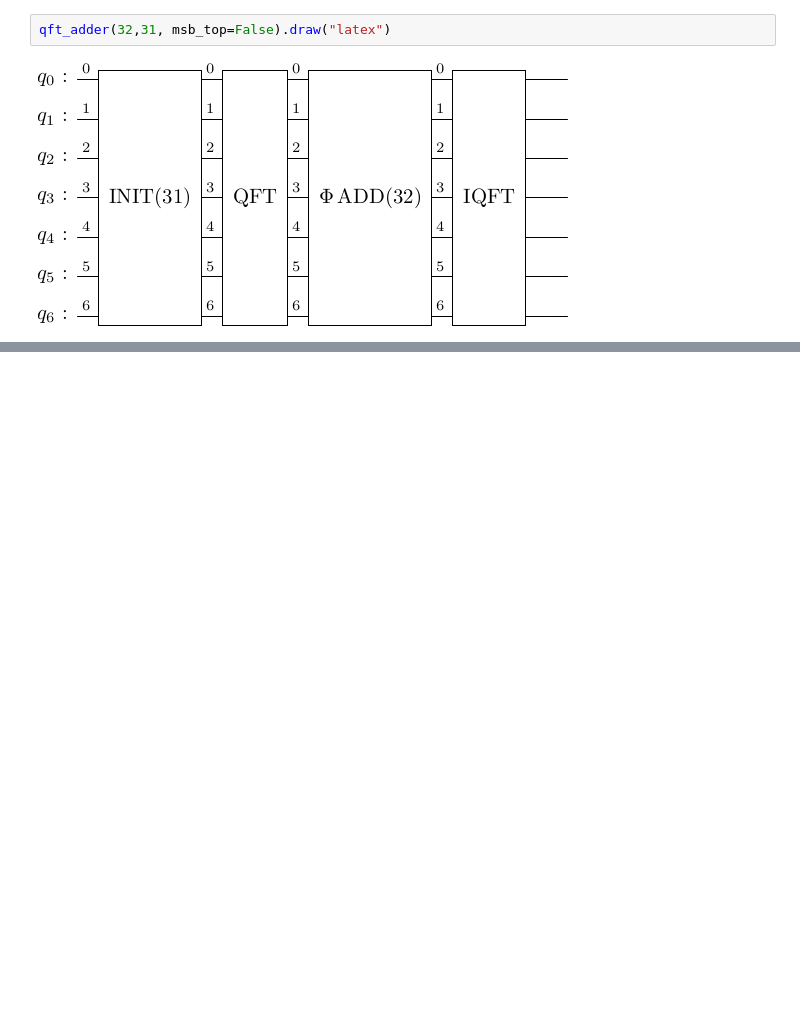
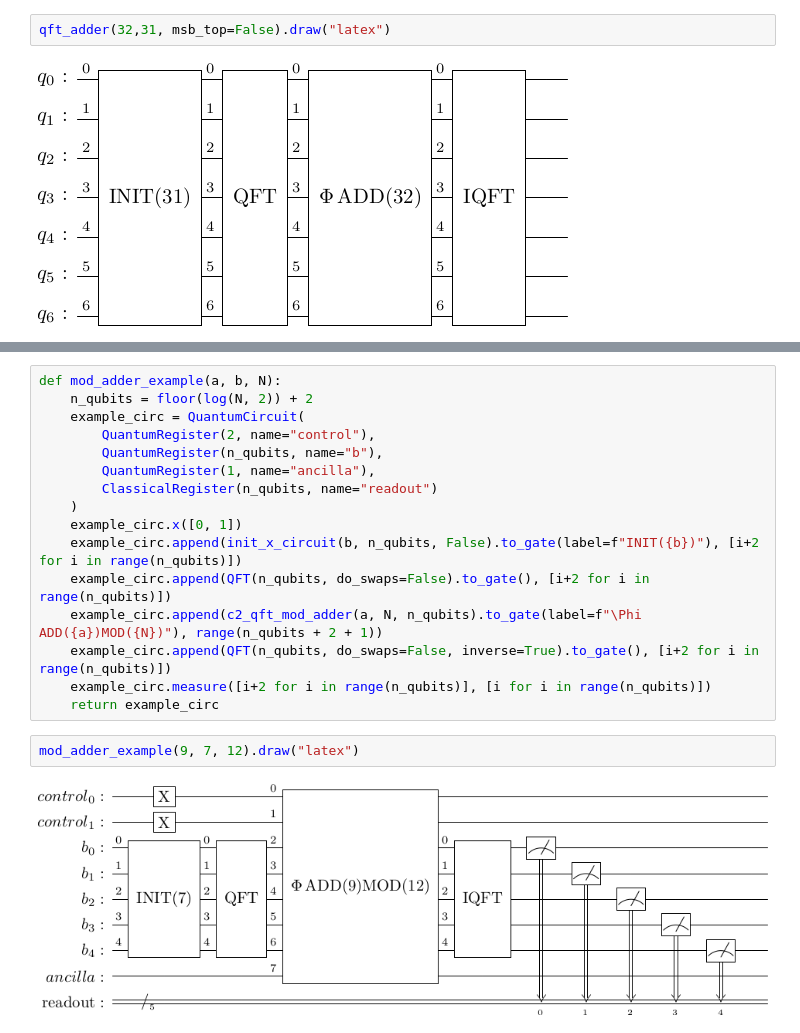
Before and after one commit to Treks2448/shors-algorithm, a Jupyter notebook: modulo-adder.ipynb, the cells around one changed output, grey strips where cells are left out. Cells and saved outputs as stored; diff of their text form; blank space fills up the shorter version.

```diff
--- a/modulo-adder.ipynb
+++ b/modulo-adder.ipynb
@@ -114,0 +154,20 @@ def modulo_adder(a, b, N):
+# %%
+def mod_adder_example(a, b, N):
+    n_qubits = floor(log(N, 2)) + 2
+    example_circ = QuantumCircuit(
+        QuantumRegister(2, name="control"),
+        QuantumRegister(n_qubits, name="b"),
+        QuantumRegister(1, name="ancilla"),
+        ClassicalRegister(n_qubits, name="readout")
+    )
+    example_circ.x([0, 1])
+    example_circ.append(init_x_circuit(b, n_qubits, False).to_gate(label=f"INIT({b})"), [i+2 for i in range(n_qubits)])
+    example_circ.append(QFT(n_qubits, do_swaps=False).to_gate(), [i+2 for i in range(n_qubits)])
+    example_circ.append(c2_qft_mod_adder(a, N, n_qubits).to_gate(label=f"\Phi ADD({a})MOD({N})"), range(n_qubits + 2 + 1))
+    example_circ.append(QFT(n_qubits, do_swaps=False, inverse=True).to_gate(), [i+2 for i in range(n_qubits)])
+    example_circ.measure([i+2 for i in range(n_qubits)], [i for i in range(n_qubits)])
+    return example_circ
+# %%
+mod_adder_example(9, 7, 12).draw("latex")
+# %% [output]
+[figure, added]
```
Also changed, not shown: parts of 4 cells of this notebook.
